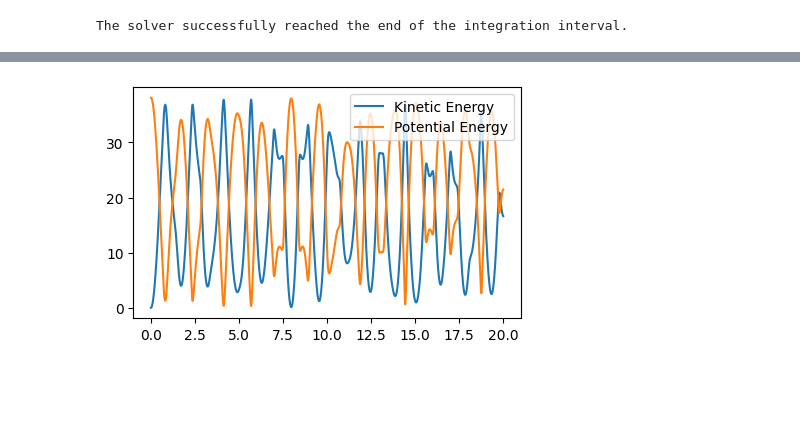
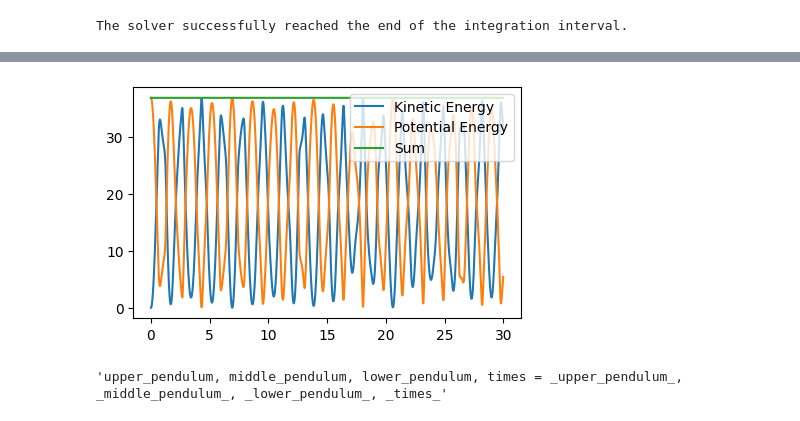
Before and after one commit to seba2390/Pendulums, a Jupyter notebook: triple_pendulum.ipynb, the cells around one changed output, grey strips where cells are left out. Saved outputs shown, nothing was run; the diff lists cells and outputs as text; code cells hidden in the pictures; blank space fills up the shorter version.

```diff
--- a/triple_pendulum.ipynb
+++ b/triple_pendulum.ipynb
@@ -155,13 +155,13 @@ initial_conditions = [phi_1_init, phi_1_dot_init,
                       phi_3_init, phi_3_dot_init]
 
 # Parameters
-l1, l2, l3 = 1, 1, 1
-m1, m2, m3 = 1, 1, 1
+l1, l2, l3 = 1.2, 1.3, 0.7
+m1, m2, m3 = 1,1,1
 g = 9.82
 params = (l1, l2, l3, m1, m2, m3, g)
 
 # Time span for the simulation
-t_min, t_max = 0, 20
+t_min, t_max = 0, 30
 n_times = int(t_max*2000)
 
 time_span = np.linspace(start=t_min, stop=t_max, num=n_times)
@@ -266,16 +276,21 @@ kinetic_energies, potential_energies = get_energies(solver_result=solution,
 # %%
 fig, ax = plt.subplots(1,1,figsize=(5,3))
 ax.plot(solution.t, kinetic_energies, label='Kinetic Energy')
 ax.plot(solution.t, potential_energies, label='Potential Energy')
+ax.plot(solution.t, potential_energies+kinetic_energies, label='Sum')
 ax.legend(loc=1)
 plt.show()
 # %% [output]
-[figure, old version]
+[figure, new version]
 # %%
 _upper_pendulum_, _middle_pendulum_, _lower_pendulum_, _times_ = get_cartesian_coordinates(solver_result=solution,
                                                                                    length_1=l1, length_2=l2, length_3=l3)
-sample_rate = n_times//1000
+sample_rate = 1
 upper_pendulum, middle_pendulum, lower_pendulum, times = _upper_pendulum_[::sample_rate], _middle_pendulum_[::sample_rate], _lower_pendulum_[::sample_rate], _times_[::sample_rate]
+
+"""upper_pendulum, middle_pendulum, lower_pendulum, times = _upper_pendulum_, _middle_pendulum_, _lower_pendulum_, _times_"""
+# %% [output]
+'upper_pendulum, middle_pendulum, lower_pendulum, times = _upper_pendulum_, _middle_pendulum_, _lower_pendulum_, _times_'
 # %%
 from matplotlib.animation import FuncAnimation
 import matplotlib.animation as animation
```
Also changed, not shown: parts of 2 cells of this notebook, 5 other files.
